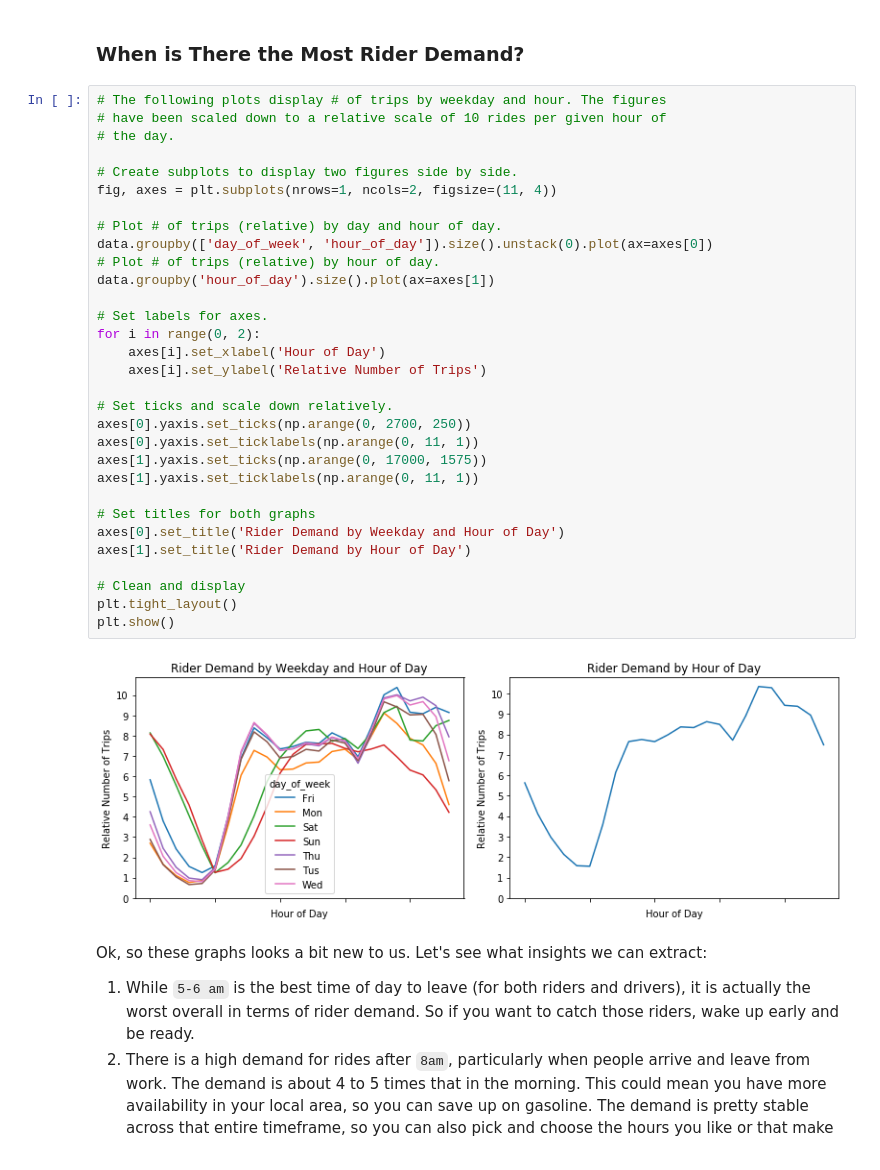
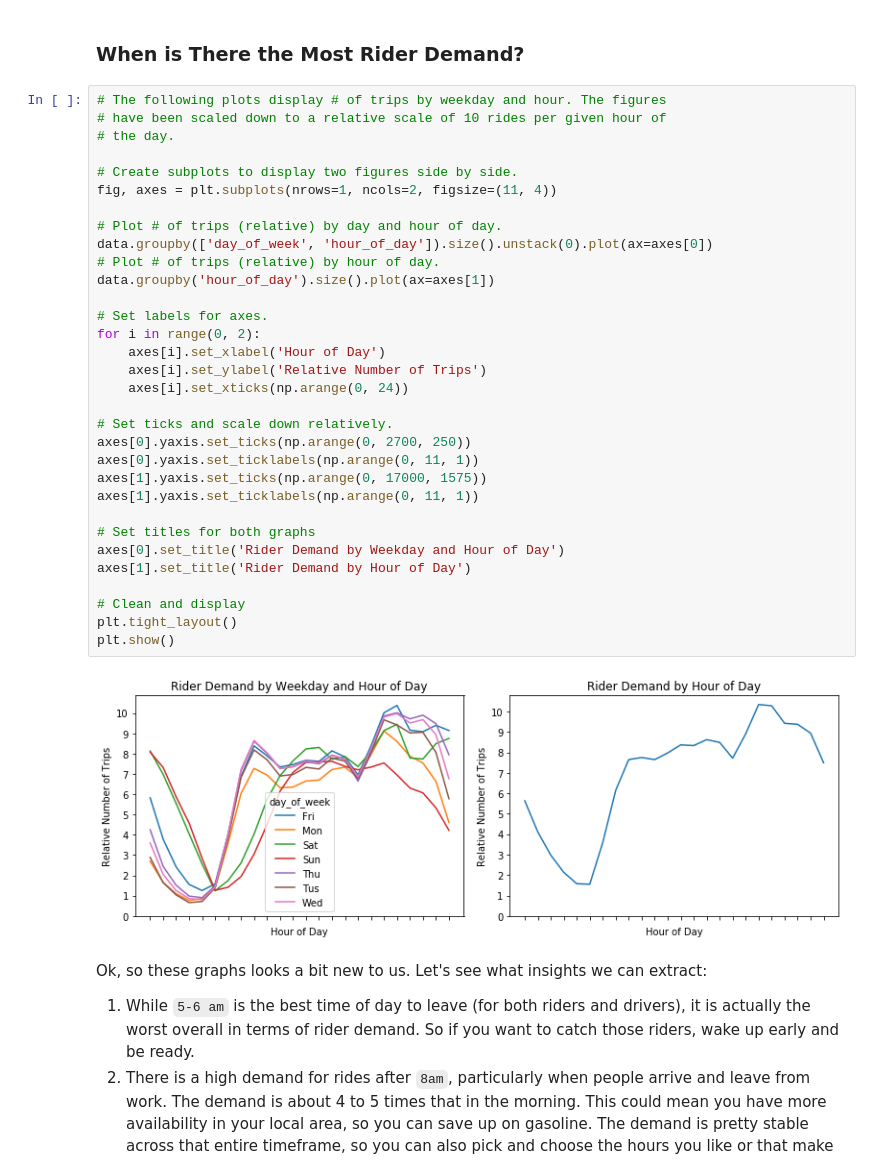
Before and after one commit to omarhijazi/SpringBoard, a Jupyter notebook: Capstone Project 1/Data Storytelling.ipynb, the cells around one changed output. Drawn from its saved outputs; the diff is of its cells as text.

```diff
--- a/Capstone Project 1/Data Storytelling.ipynb
+++ b/Capstone Project 1/Data Storytelling.ipynb
@@ -153,34 +154,35 @@ So now we know when we should drive to make the most money. But does rider deman
 # have been scaled down to a relative scale of 10 rides per given hour of
 # the day.
 
 # Create subplots to display two figures side by side.
 fig, axes = plt.subplots(nrows=1, ncols=2, figsize=(11, 4))
 
 # Plot # of trips (relative) by day and hour of day.
 data.groupby(['day_of_week', 'hour_of_day']).size().unstack(0).plot(ax=axes[0])
 # Plot # of trips (relative) by hour of day.
 data.groupby('hour_of_day').size().plot(ax=axes[1])
 
 # Set labels for axes.
 for i in range(0, 2):
     axes[i].set_xlabel('Hour of Day')
     axes[i].set_ylabel('Relative Number of Trips')
+    axes[i].set_xticks(np.arange(0, 24))
 
 # Set ticks and scale down relatively.
 axes[0].yaxis.set_ticks(np.arange(0, 2700, 250))
 axes[0].yaxis.set_ticklabels(np.arange(0, 11, 1))
 axes[1].yaxis.set_ticks(np.arange(0, 17000, 1575))
 axes[1].yaxis.set_ticklabels(np.arange(0, 11, 1))
 
 # Set titles for both graphs
 axes[0].set_title('Rider Demand by Weekday and Hour of Day')
 axes[1].set_title('Rider Demand by Hour of Day')
 
 # Clean and display
 plt.tight_layout()
 plt.show()
 # %% [output]
-[figure, old version]
+[figure, new version]
 # %% [markdown]
 Ok, so these graphs looks a bit new to us. Let's see what insights we can extract:
 1. While `5-6 am` is the best time of day to leave (for both riders and drivers), it is actually the worst overall in terms of rider demand. So if you want to catch those riders, wake up early and be ready.
```
Also changed, not shown: parts of 2 cells of this notebook, 4 other files.
